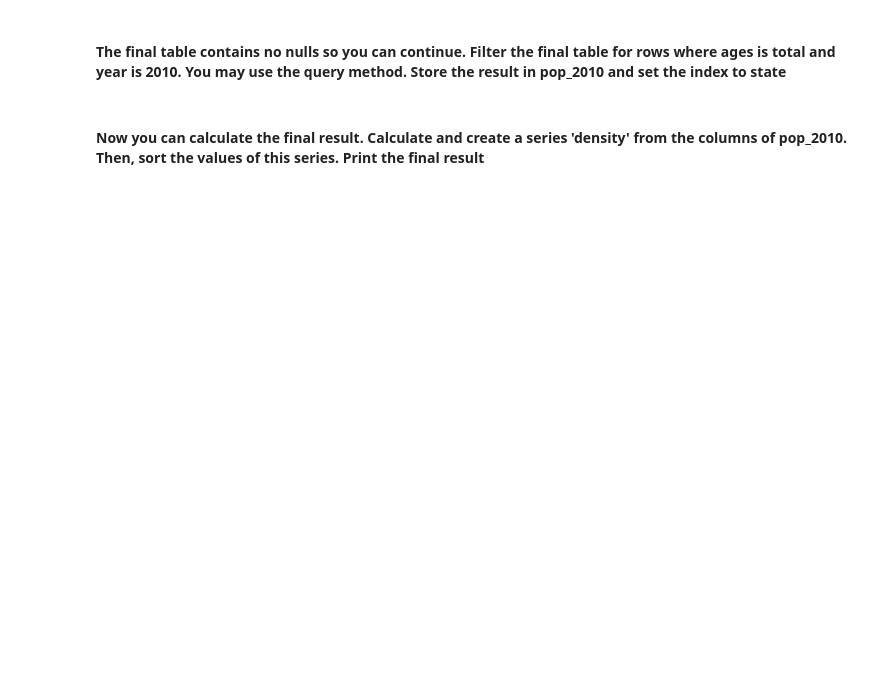
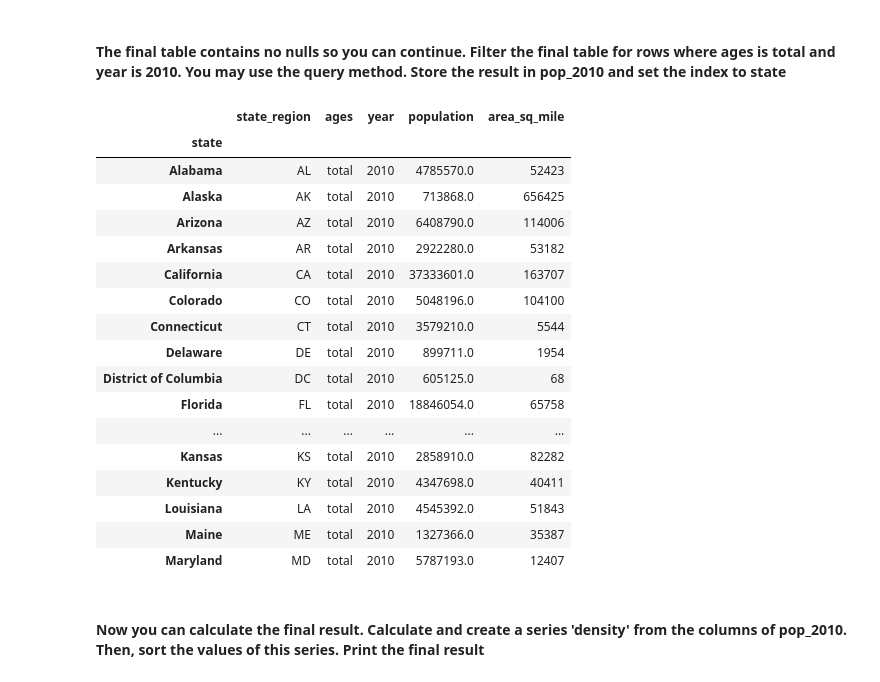
Before and after one commit to karthikvadlamani/karthikvadlamani, a Jupyter notebook: basics/[Exercises-5]Pandas-Concat-Append-Merge-Joins.ipynb, the cells around one changed output. Drawn from its saved outputs; the diff is of its cells as text; code cells hidden in the pictures; blank space fills up the shorter version.

```diff
--- a/basics/[Exercises-5]Pandas-Concat-Append-Merge-Joins.ipynb
+++ b/basics/[Exercises-5]Pandas-Concat-Append-Merge-Joins.ipynb
@@ -191,0 +547,5 @@ display('pop.head()', 'areas.head()', 'abbrevs.head()')
+# %%
+pop = pd.read_csv('../datasets/state_population.csv')
+areas = pd.read_csv('../datasets/state_areas.csv')
+abbrevs = pd.read_csv('../datasets/state_abbrevs.csv')
+display('pop.head()', 'areas.head()', 'abbrevs.head()')
@@ -193,3 +575,7 @@ display('pop.head()', 'areas.head()', 'abbrevs.head()')
 ### We'll be using merges and joins to calculate statistics about state population. Our ultimate goal is to calculate the state with the largest population density in 2010
 # %% [markdown]
 #### First, we need to merge our tables together. Merge the pop and abbrevs tables. Drop the redundant abbreviation column
+# %%
+merged = pop.merge(abbrevs, left_on = 'state_region', right_on = 'abbreviation')
+merged = merged.drop('abbreviation', 1)
+merged.head()
@@ -200,2 +609,5 @@ display('pop.head()', 'areas.head()', 'abbrevs.head()')
 # %% [markdown]
 #### The issues are that Puerto Rico and the entire USA area do not exist in the abbrev table and Puerto Rico lacks population data before 2000. In this case, we will drop the missing data because we only care about states. Drop any null rows from merged
+# %%
+merged = merged.dropna()
+merged.head()
@@ -202,2 +621,5 @@ display('pop.head()', 'areas.head()', 'abbrevs.head()')
 # %% [markdown]
 #### Now you can continue merging tables. Merge the merged and areas tables and store the results in final
+# %%
+final = merged.merge(areas, on='state')
+final.head()
@@ -206,4 +645,27 @@ display('pop.head()', 'areas.head()', 'abbrevs.head()')
 # %% [markdown]
 #### The final table contains no nulls so you can continue. Filter the final table for rows where ages is total and year is 2010. You may use the query method. Store the result in pop_2010 and set the index to state
+# %%
+pop_2010 = final.query("ages == 'total' & year == 2010")
+pop_2010.set_index('state', inplace=True)
+pop_2010
+# %% [output]
+|  | state_region | ages | year | population | area_sq_mile |
+| state |  |  |  |  |  |
+| Alabama | AL | total | 2010 | 4785570.0 | 52423 |
+| Alaska | AK | total | 2010 | 713868.0 | 656425 |
+| Arizona | AZ | total | 2010 | 6408790.0 | 114006 |
+| Arkansas | AR | total | 2010 | 2922280.0 | 53182 |
+| California | CA | total | 2010 | 37333601.0 | 163707 |
+| Colorado | CO | total | 2010 | 5048196.0 | 104100 |
+| Connecticut | CT | total | 2010 | 3579210.0 | 5544 |
+| Delaware | DE | total | 2010 | 899711.0 | 1954 |
+| District of Columbia | DC | total | 2010 | 605125.0 | 68 |
+| Florida | FL | total | 2010 | 18846054.0 | 65758 |
+| ... | ... | ... | ... | ... | ... |
+| Kansas | KS | total | 2010 | 2858910.0 | 82282 |
+| Kentucky | KY | total | 2010 | 4347698.0 | 40411 |
+| Louisiana | LA | total | 2010 | 4545392.0 | 51843 |
+| Maine | ME | total | 2010 | 1327366.0 | 35387 |
+| Maryland | MD | total | 2010 | 5787193.0 | 12407 |
 # %% [markdown]
 #### Now you can calculate the final result. Calculate and create a series 'density' from the columns of pop_2010. Then, sort the values of this series. Print the final result
```
Also changed, not shown: parts of 51 cells of this notebook, 3 other files.
